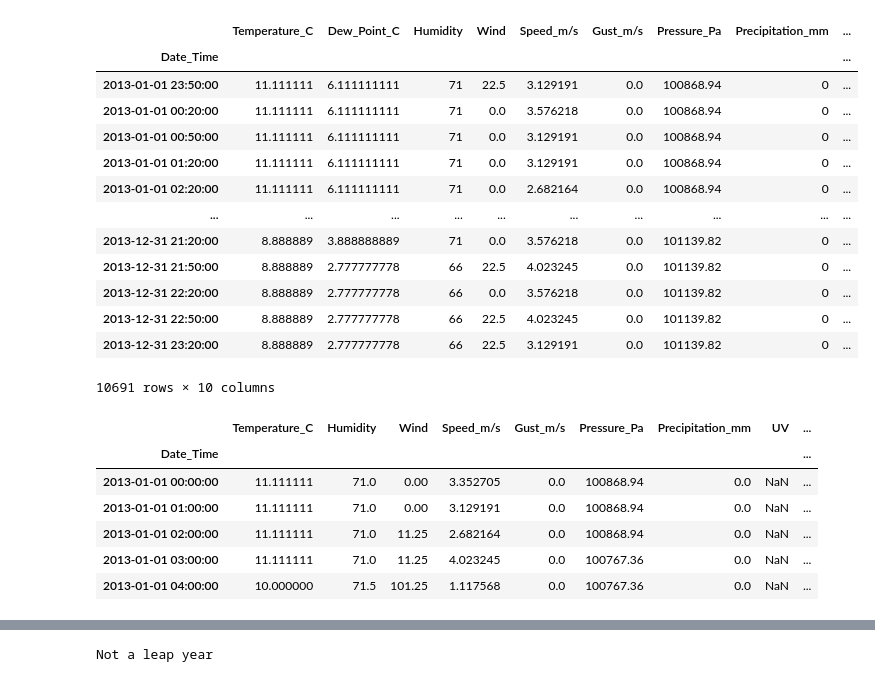
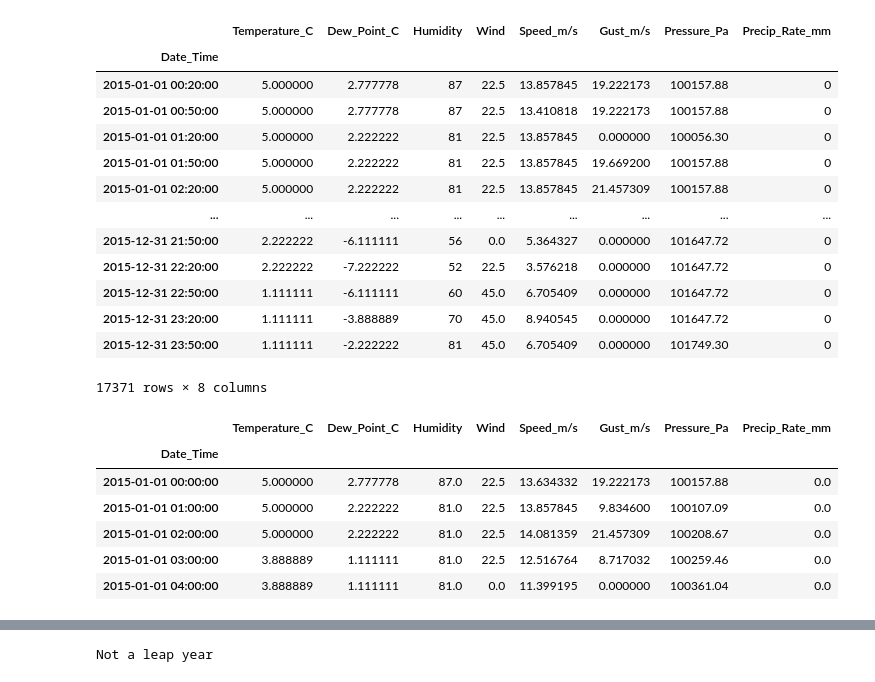
Before and after one commit to lau175/ict4bd175, a Jupyter notebook: creation_epw/Create_EPW.ipynb, the cells around one changed output, grey strips where cells are left out. Drawn from its saved outputs; the diff is of its cells as text; code cells hidden in the pictures.

```diff
--- a/creation_epw/Create_EPW.ipynb
+++ b/creation_epw/Create_EPW.ipynb
@@ -8,32 +16,32 @@ import os
 # %%
-nameFile='/home/ict4bd/Desktop/Atene/creation_epw/station_data/LGAV_from_2013-01-01_to_2013-12-31.csv'
-#nameFile='/home/ict4bd/Desktop/Atene/creation_epw/station_data/LGAV_from_2014-01-01_to_2015-12-31.csv'
-#nameFile='/home/ict4bd/Desktop/Atene/creation_epw/station_data/LGAV_from_2015-01-01_to_2015-12-31.csv'
+#nameFile='/home/ict4bd/Desktop/Atene/creation_epw/station_data/LGAV_from_2013-01-01_to_2013-12-31.csv'
+#nameFile='/home/ict4bd/Desktop/Atene/creation_epw/station_data/LGAV_from_2014-01-01_to_2014-12-31.csv'
+nameFile='/home/ict4bd/Desktop/Atene/creation_epw/station_data/LGAV_from_2015-01-01_to_2015-12-31.csv'
 meteo_df=pd.read_csv(nameFile,index_col='Date_Time',parse_dates=[0,])
 meteo_df
 # %% [output]
-|  | Temperature_C | Dew_Point_C | Humidity | Wind | Speed_m/s | Gust_m/s | Pressure_Pa | Precipitation_mm | ... |
-| Date_Time |  |  |  |  |  |  |  |  | ... |
-| 2013-01-01 23:50:00 | 11.111111 | 6.111111111 | 71 | 22.5 | 3.129191 | 0.0 | 100868.94 | 0 | ... |
-| 2013-01-01 00:20:00 | 11.111111 | 6.111111111 | 71 | 0.0 | 3.576218 | 0.0 | 100868.94 | 0 | ... |
-| 2013-01-01 00:50:00 | 11.111111 | 6.111111111 | 71 | 0.0 | 3.129191 | 0.0 | 100868.94 | 0 | ... |
-| 2013-01-01 01:20:00 | 11.111111 | 6.111111111 | 71 | 0.0 | 3.129191 | 0.0 | 100868.94 | 0 | ... |
-| 2013-01-01 02:20:00 | 11.111111 | 6.111111111 | 71 | 0.0 | 2.682164 | 0.0 | 100868.94 | 0 | ... |
-| ... | ... | ... | ... | ... | ... | ... | ... | ... | ... |
-| 2013-12-31 21:20:00 | 8.888889 | 3.888888889 | 71 | 0.0 | 3.576218 | 0.0 | 101139.82 | 0 | ... |
-| 2013-12-31 21:50:00 | 8.888889 | 2.777777778 | 66 | 22.5 | 4.023245 | 0.0 | 101139.82 | 0 | ... |
-| 2013-12-31 22:20:00 | 8.888889 | 2.777777778 | 66 | 0.0 | 3.576218 | 0.0 | 101139.82 | 0 | ... |
-| 2013-12-31 22:50:00 | 8.888889 | 2.777777778 | 66 | 22.5 | 4.023245 | 0.0 | 101139.82 | 0 | ... |
-| 2013-12-31 23:20:00 | 8.888889 | 2.777777778 | 66 | 22.5 | 3.129191 | 0.0 | 101139.82 | 0 | ... |
+|  | Temperature_C | Dew_Point_C | Humidity | Wind | Speed_m/s | Gust_m/s | Pressure_Pa | Precip_Rate_mm |
+| Date_Time |  |  |  |  |  |  |  |  |
+| 2015-01-01 00:20:00 | 5.000000 | 2.777778 | 87 | 22.5 | 13.857845 | 19.222173 | 100157.88 | 0 |
+| 2015-01-01 00:50:00 | 5.000000 | 2.777778 | 87 | 22.5 | 13.410818 | 19.222173 | 100157.88 | 0 |
+| 2015-01-01 01:20:00 | 5.000000 | 2.222222 | 81 | 22.5 | 13.857845 | 0.000000 | 100056.30 | 0 |
+| 2015-01-01 01:50:00 | 5.000000 | 2.222222 | 81 | 22.5 | 13.857845 | 19.669200 | 100157.88 | 0 |
+| 2015-01-01 02:20:00 | 5.000000 | 2.222222 | 81 | 22.5 | 13.857845 | 21.457309 | 100157.88 | 0 |
+| ... | ... | ... | ... | ... | ... | ... | ... | ... |
+| 2015-12-31 21:50:00 | 2.222222 | -6.111111 | 56 | 0.0 | 5.364327 | 0.000000 | 101647.72 | 0 |
+| 2015-12-31 22:20:00 | 2.222222 | -7.222222 | 52 | 22.5 | 3.576218 | 0.000000 | 101647.72 | 0 |
+| 2015-12-31 22:50:00 | 1.111111 | -6.111111 | 60 | 45.0 | 6.705409 | 0.000000 | 101647.72 | 0 |
+| 2015-12-31 23:20:00 | 1.111111 | -3.888889 | 70 | 45.0 | 8.940545 | 0.000000 | 101647.72 | 0 |
+| 2015-12-31 23:50:00 | 1.111111 | -2.222222 | 81 | 45.0 | 6.705409 | 0.000000 | 101749.30 | 0 |
-10691 rows × 10 columns
+17371 rows × 8 columns
 # %%
 meteo=meteo_df.resample('H').mean().interpolate()
 meteo.head()
 # %% [output]
-|  | Temperature_C | Humidity | Wind | Speed_m/s | Gust_m/s | Pressure_Pa | Precipitation_mm | UV | ... |
-| Date_Time |  |  |  |  |  |  |  |  | ... |
-| 2013-01-01 00:00:00 | 11.111111 | 71.0 | 0.00 | 3.352705 | 0.0 | 100868.94 | 0.0 | NaN | ... |
-| 2013-01-01 01:00:00 | 11.111111 | 71.0 | 0.00 | 3.129191 | 0.0 | 100868.94 | 0.0 | NaN | ... |
-| 2013-01-01 02:00:00 | 11.111111 | 71.0 | 11.25 | 2.682164 | 0.0 | 100868.94 | 0.0 | NaN | ... |
-| 2013-01-01 03:00:00 | 11.111111 | 71.0 | 11.25 | 4.023245 | 0.0 | 100767.36 | 0.0 | NaN | ... |
-| 2013-01-01 04:00:00 | 10.000000 | 71.5 | 101.25 | 1.117568 | 0.0 | 100767.36 | 0.0 | NaN | ... |
+|  | Temperature_C | Dew_Point_C | Humidity | Wind | Speed_m/s | Gust_m/s | Pressure_Pa | Precip_Rate_mm |
+| Date_Time |  |  |  |  |  |  |  |  |
+| 2015-01-01 00:00:00 | 5.000000 | 2.777778 | 87.0 | 22.5 | 13.634332 | 19.222173 | 100157.88 | 0.0 |
+| 2015-01-01 01:00:00 | 5.000000 | 2.222222 | 81.0 | 22.5 | 13.857845 | 9.834600 | 100107.09 | 0.0 |
+| 2015-01-01 02:00:00 | 5.000000 | 2.222222 | 81.0 | 22.5 | 14.081359 | 21.457309 | 100208.67 | 0.0 |
+| 2015-01-01 03:00:00 | 3.888889 | 1.111111 | 81.0 | 22.5 | 12.516764 | 8.717032 | 100259.46 | 0.0 |
+| 2015-01-01 04:00:00 | 3.888889 | 1.111111 | 81.0 | 0.0 | 11.399195 | 0.000000 | 100361.04 | 0.0 |
```
Also changed, not shown: parts of 22 cells of this notebook.
